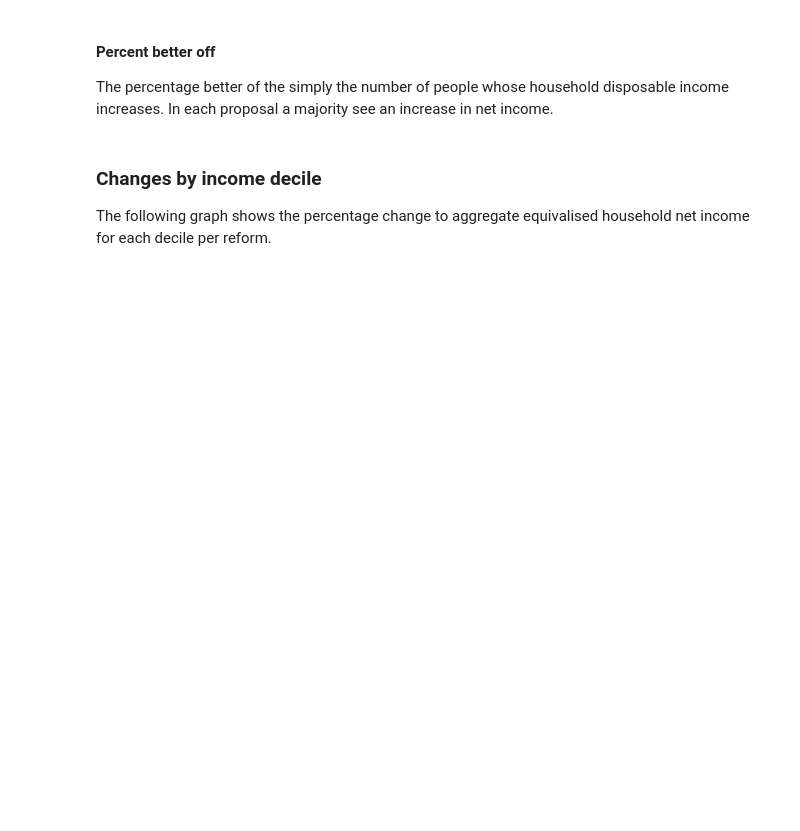
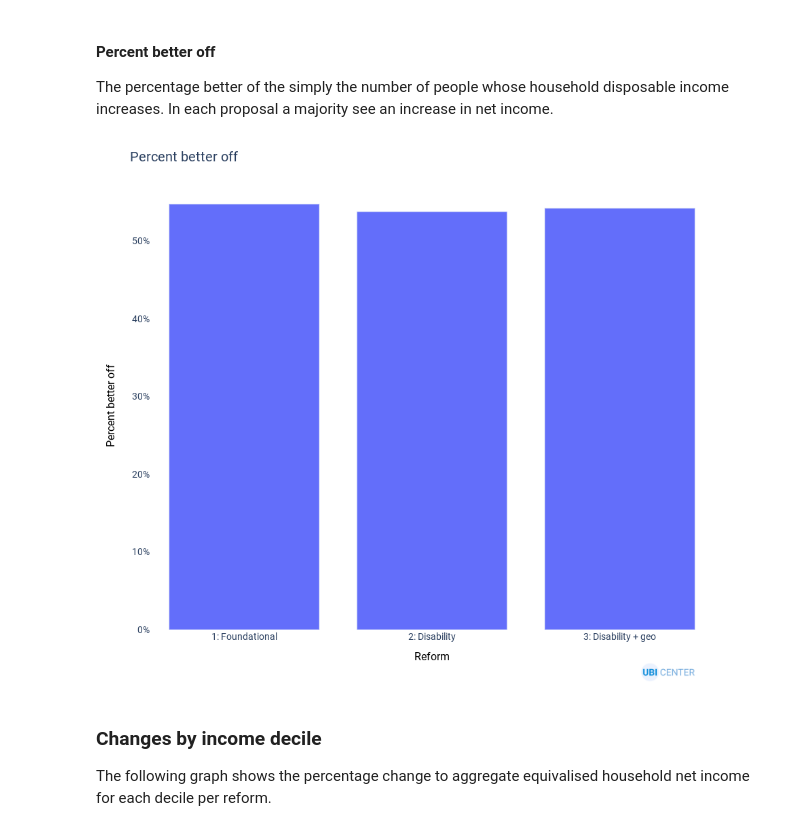
Before and after one commit to UBICenter/uk, a Jupyter notebook: jb/uk_ft_ubi.ipynb, the cells around one changed output. Saved outputs shown, nothing was run; the diff lists cells and outputs as text; code cells hidden in the pictures; blank space fills up the shorter version.

```diff
--- a/jb/uk_ft_ubi.ipynb
+++ b/jb/uk_ft_ubi.ipynb
@@ -201,3 +158,14 @@ fig.show()
+# %%
+fig = px.bar(reform.winner)
+fig.update_layout(
+    title="Percent better off",
+    xaxis_title="Reform",
+    yaxis_title="Percent better off",
+    yaxis_tickformat="%",
+)
+ubi_chart(fig, "pct_gain", showlegend=False)
+# %% [output]
+[figure, added]
 # %% [markdown]
 ### Changes by income decile
 
```
Also changed, not shown: parts of 14 cells of this notebook, 4 other files.
